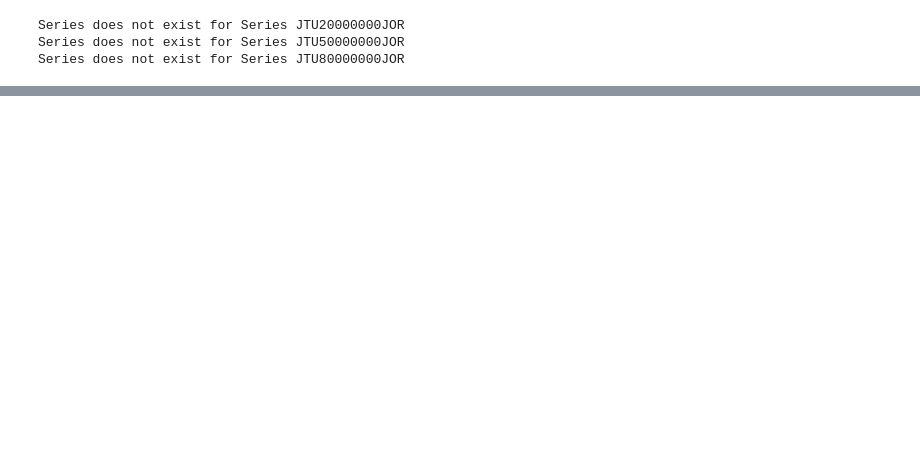
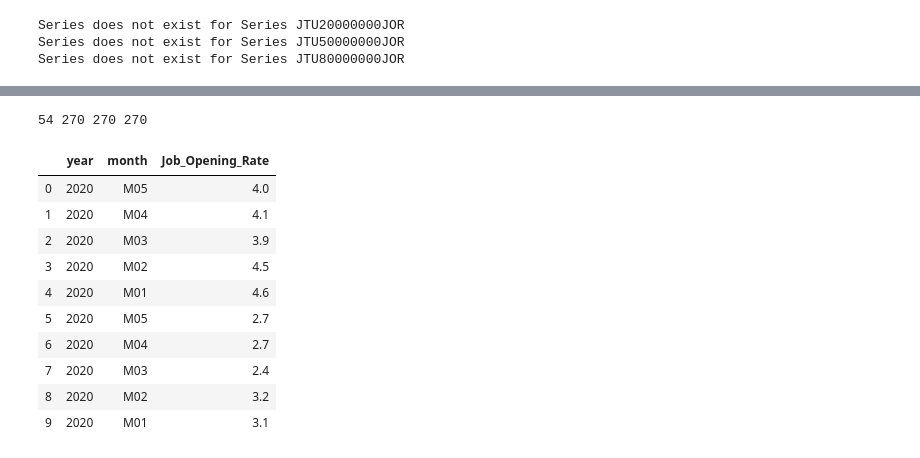
Before and after one commit to carlykelly/Covid-19-Project, a Jupyter notebook: Clemi_BLS_Industry_Predictive_Model.ipynb, the cells around one changed output, grey strips where cells are left out. Saved outputs shown, nothing was run; the diff lists cells and outputs as text; code cells hidden in the pictures; blank space fills up the shorter version.

```diff
--- a/Clemi_BLS_Industry_Predictive_Model.ipynb
+++ b/Clemi_BLS_Industry_Predictive_Model.ipynb
@@ -73,10 +120,9 @@ for code in codes:
 # %%
-ignore=[]
+
 i=0
 while i < len(jsons):
     for series in jsons[i]['message']:
         print(series)
-        ignore.append(series)
     i=i+1
 # %% [output]
 Series does not exist for Series JTU20000000JOR
@@ -91,7 +133,10 @@ ignore
 # %%
+new_json=[]
 i=0
 while i < len(jsons):
-    for series in jsons[i]['message']:
-        if series not in ignore:
-            print(json[i]['Results']['series'])
+    for a in jsons:
+        #print(a['message'])
+        if (a['message']==[]):
+            print(a)
+            new_json.append(a)
     i=i+1
@@ -102,8 +165,8 @@ month=[]
 val=[]
 # %%
 i=0
-while i < len(jsons):
-    for  series in jsons[i]['Results']['series']:
+while i < len(new_json):
+    for  series in new_json[i]['Results']['series']:
         seriesId = series['seriesID']
         ID.append(seriesId)
         for item in series['data']:
@@ -113,5 +176,5 @@ while i < len(jsons):
             month.append(period)
             value = item['value']
             val.append(value)
-            S_ID=ID*len(yr)
+
         i=i+1
@@ -121,2 +181,2 @@ from pandas import DataFrame
 # %%
-items={'ID':S_ID,'year':yr,'month':month,'Job_Opening_Rate':val}
+items={'year':yr,'month':month,'Job_Opening_Rate':val}
@@ -125,4 +183,20 @@ items
+# %%
+print(len(ID),len(yr),len(month),len(val))
+# %% [output]
+54 270 270 270
 # %%
 df=pd.DataFrame.from_dict(items)
 # %%
-df
+df.head(10)
+# %% [output]
+|  | year | month | Job_Opening_Rate |
+| 0 | 2020 | M05 | 4.0 |
+| 1 | 2020 | M04 | 4.1 |
+| 2 | 2020 | M03 | 3.9 |
+| 3 | 2020 | M02 | 4.5 |
+| 4 | 2020 | M01 | 4.6 |
+| 5 | 2020 | M05 | 2.7 |
+| 6 | 2020 | M04 | 2.7 |
+| 7 | 2020 | M03 | 2.4 |
+| 8 | 2020 | M02 | 3.2 |
+| 9 | 2020 | M01 | 3.1 |
```
Also changed, not shown: parts of 14 cells of this notebook, 1 other file.
